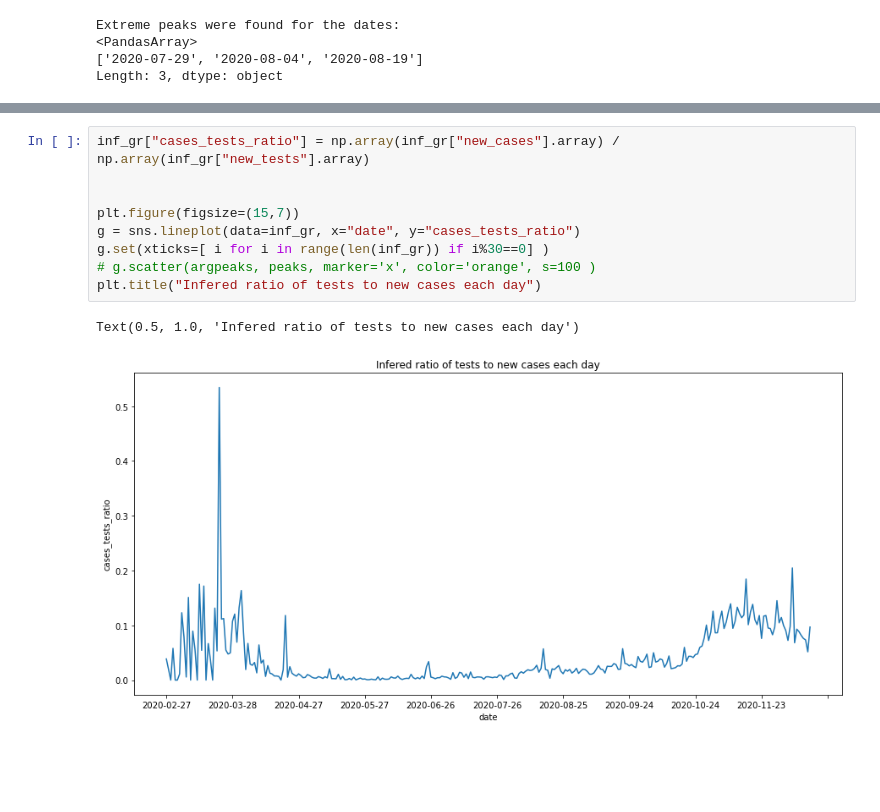
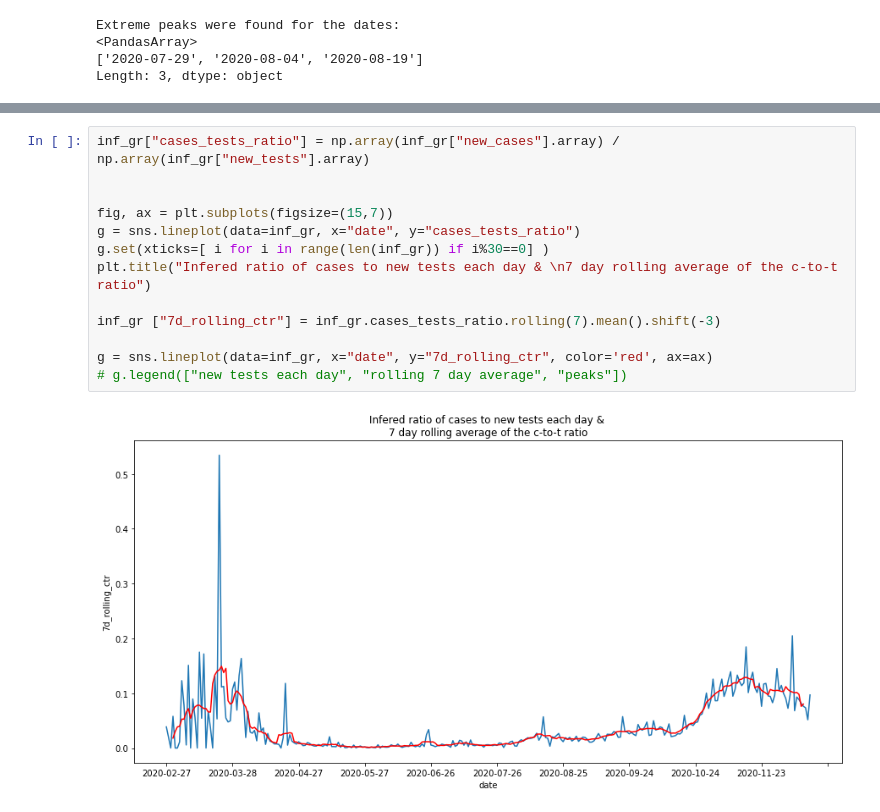
Before and after one commit to fivoskal/greece-covid-data-representation, a Jupyter notebook: owid.ipynb, the cells around one changed output, grey strips where cells are left out. Saved outputs shown, nothing was run; the diff lists cells and outputs as text; blank space fills up the shorter version.

```diff
--- a/owid.ipynb
+++ b/owid.ipynb
@@ -138,12 +153,15 @@ Text(0.5, 1.0, 'Infered number of tests each day')
 # %%
 inf_gr["cases_tests_ratio"] = np.array(inf_gr["new_cases"].array) / np.array(inf_gr["new_tests"].array)
 
 
-plt.figure(figsize=(15,7))
+fig, ax = plt.subplots(figsize=(15,7))
 g = sns.lineplot(data=inf_gr, x="date", y="cases_tests_ratio")
 g.set(xticks=[ i for i in range(len(inf_gr)) if i%30==0] )
-# g.scatter(argpeaks, peaks, marker='x', color='orange', s=100 )
-plt.title("Infered ratio of tests to new cases each day")
+plt.title("Infered ratio of cases to new tests each day & \n7 day rolling average of the c-to-t ratio")
+
+inf_gr ["7d_rolling_ctr"] = inf_gr.cases_tests_ratio.rolling(7).mean().shift(-3)
+
+g = sns.lineplot(data=inf_gr, x="date", y="7d_rolling_ctr", color='red', ax=ax)
+# g.legend(["new tests each day", "rolling 7 day average", "peaks"])
 # %% [output]
-Text(0.5, 1.0, 'Infered ratio of tests to new cases each day')
-[figure, old version]
+[figure, new version]
```
Also changed, not shown: parts of 6 cells of this notebook.
